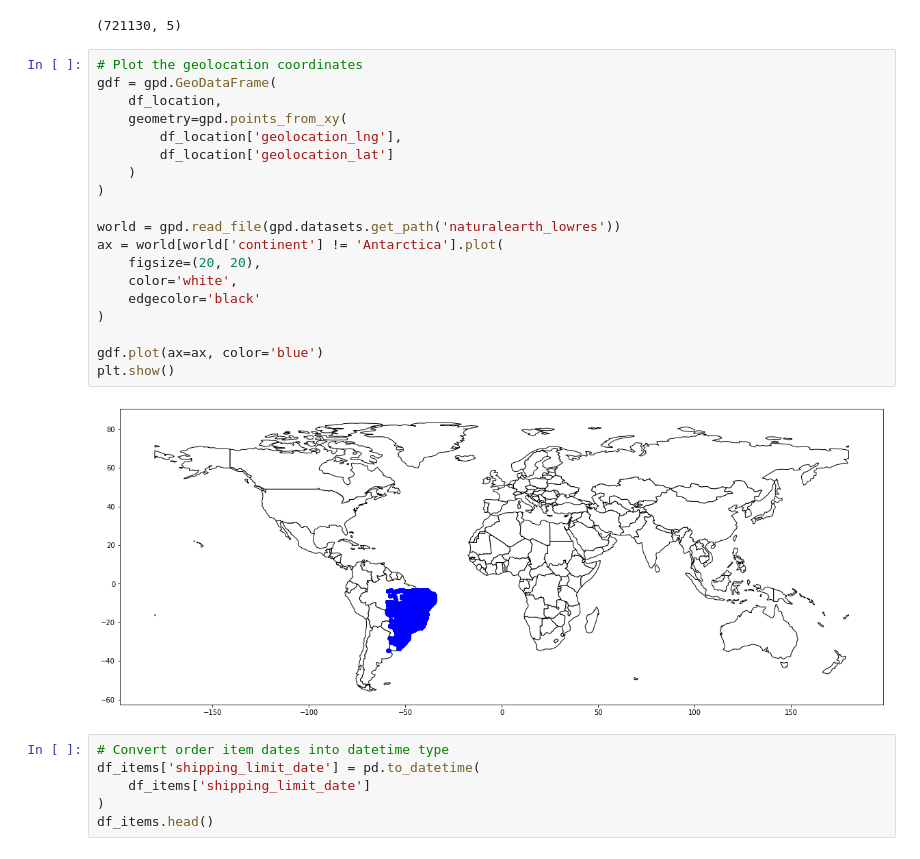
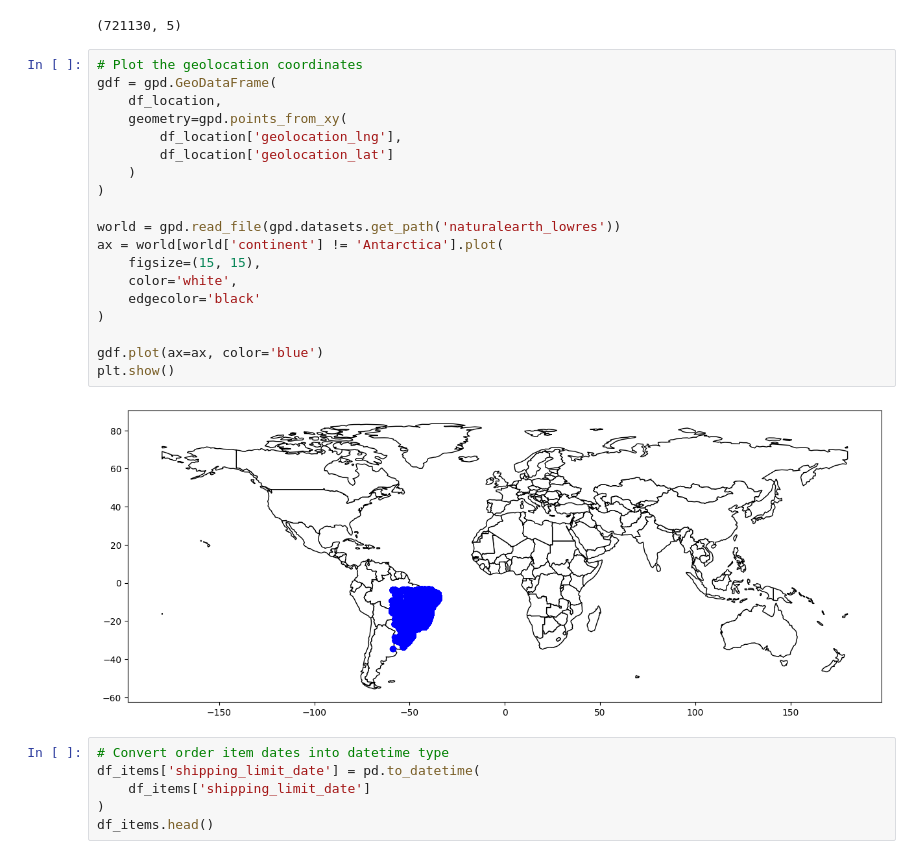
Before and after one commit to ebernardino01/DataAnalystPortfolio, a Jupyter notebook: Olist/Olist_Data_Analysis_Notebook.ipynb, the cells around one changed output. Drawn from its saved outputs; the diff is of its cells as text.

```diff
--- a/Olist/Olist_Data_Analysis_Notebook.ipynb
+++ b/Olist/Olist_Data_Analysis_Notebook.ipynb
@@ -390,24 +391,24 @@ df_location.shape
 # %%
 # Plot the geolocation coordinates
 gdf = gpd.GeoDataFrame(
     df_location,
     geometry=gpd.points_from_xy(
         df_location['geolocation_lng'],
         df_location['geolocation_lat']
     )
 )
 
 world = gpd.read_file(gpd.datasets.get_path('naturalearth_lowres'))
 ax = world[world['continent'] != 'Antarctica'].plot(
-    figsize=(20, 20),
+    figsize=(15, 15),
     color='white',
     edgecolor='black'
 )
 
 gdf.plot(ax=ax, color='blue')
 plt.show()
 # %% [output]
-[figure, old version]
+[figure, new version]
 # %%
 # Convert order item dates into datetime type
 df_items['shipping_limit_date'] = pd.to_datetime(
```
Also changed, not shown: parts of 8 cells of this notebook.
